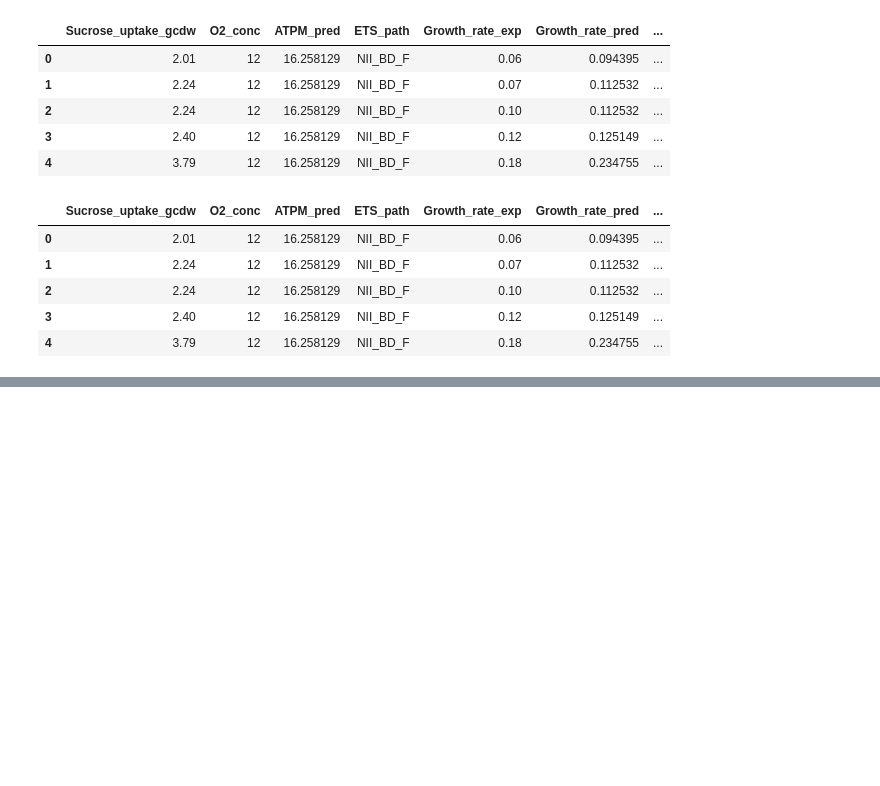
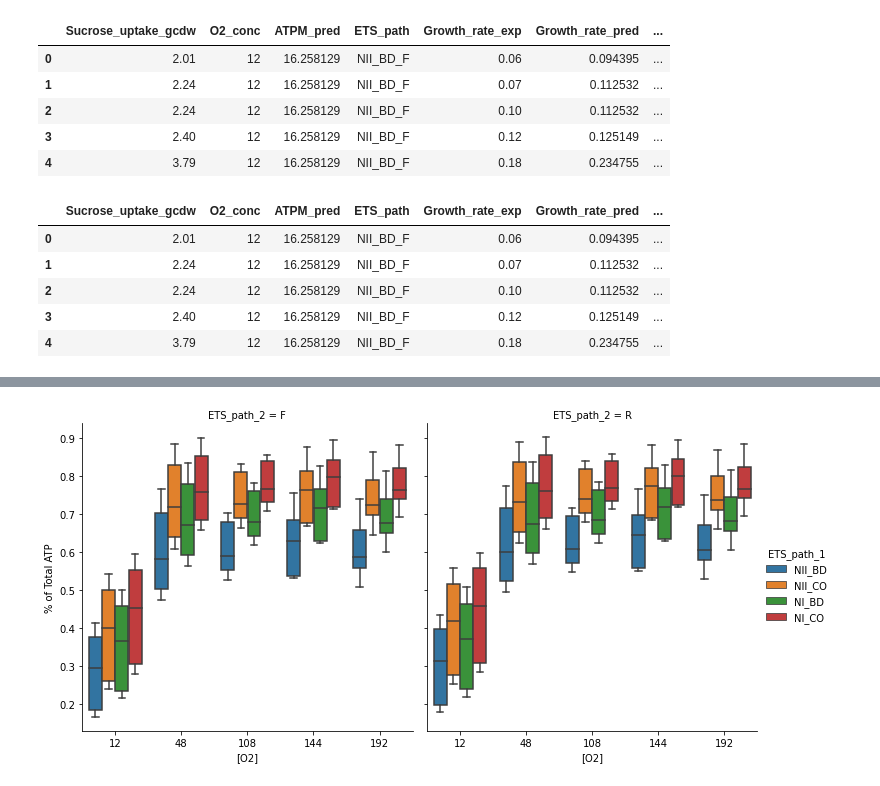
Before and after one commit to alexander-alleman/Azotobactervinelandii_metabolicmodel, a Jupyter notebook: Notebooks/ATPM_compare.ipynb, the cells around one changed output, grey strips where cells are left out. Saved outputs shown, nothing was run; the diff lists cells and outputs as text; code cells hidden in the pictures; blank space fills up the shorter version.

Commit message:
ATPM compare figures

```diff
--- a/Notebooks/ATPM_compare.ipynb
+++ b/Notebooks/ATPM_compare.ipynb
@@ -375 +375,8 @@ ax.set_axis_labels('[O2]','% of Total ATP')
 [figure]
+# %%
+growth_compare['ATPM_ATP_prect'] = pd.to_numeric(growth_compare['ATPM_ATP_prect'])
+ax = sns.catplot( x = 'O2_conc', y = 'ATPM_ATP_prect', col= 'ETS_path_2', hue = 'ETS_path_1', data = growth_compare, kind = 'box')
+ax.set_axis_labels('[O2]','% of Total ATP')
+ax.savefig('../Outputs/Maintenance_rates/prect_ATP_FR_ETS.tiff', dpi = 60)
+# %% [output]
+[figure, added]
```
Also changed, not shown: parts of 15 cells of this notebook, 12 other files.
